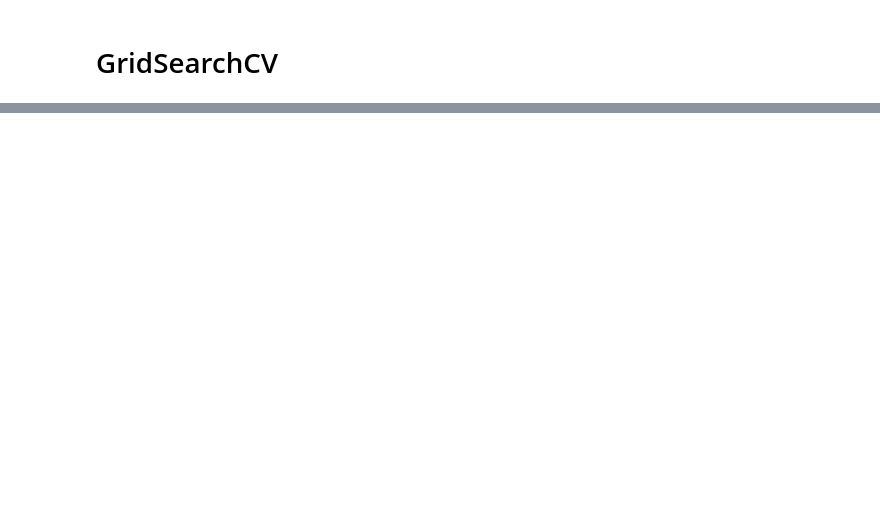
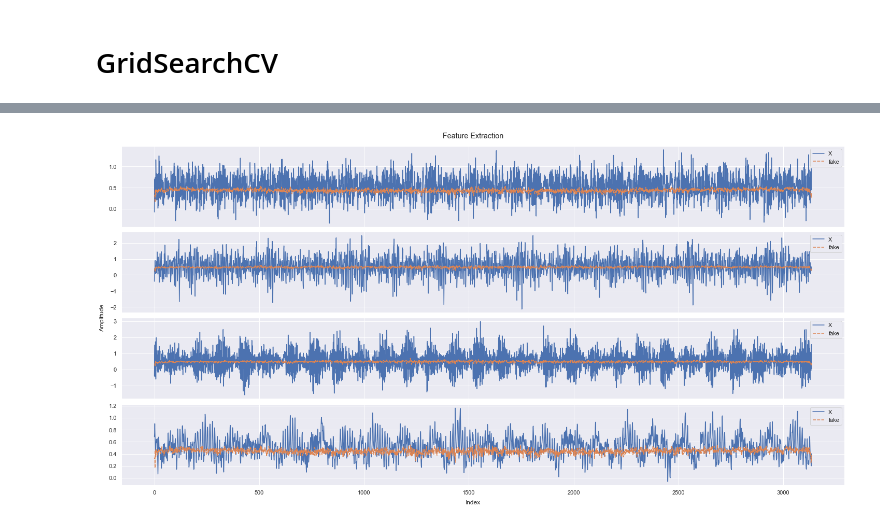
Before and after one commit to jlsachse/AnomalyGAN, a Jupyter notebook: cwru_experiments.ipynb, the cells around one changed output, grey strips where cells are left out. Cells and saved outputs as stored; diff of their text form; code cells hidden in the pictures; blank space fills up the shorter version.

```diff
--- a/cwru_experiments.ipynb
+++ b/cwru_experiments.ipynb
@@ -245,0 +209,4 @@ import matplotlib.pyplot as plt
+# %%
+lineplot_comparison(result, 'X', 'fake', 'Feature Extraction', 'Index', 'Amplitude')
+# %% [output]
+[figure, added]
```
Also changed, not shown: parts of 28 cells of this notebook, 2 other files.
